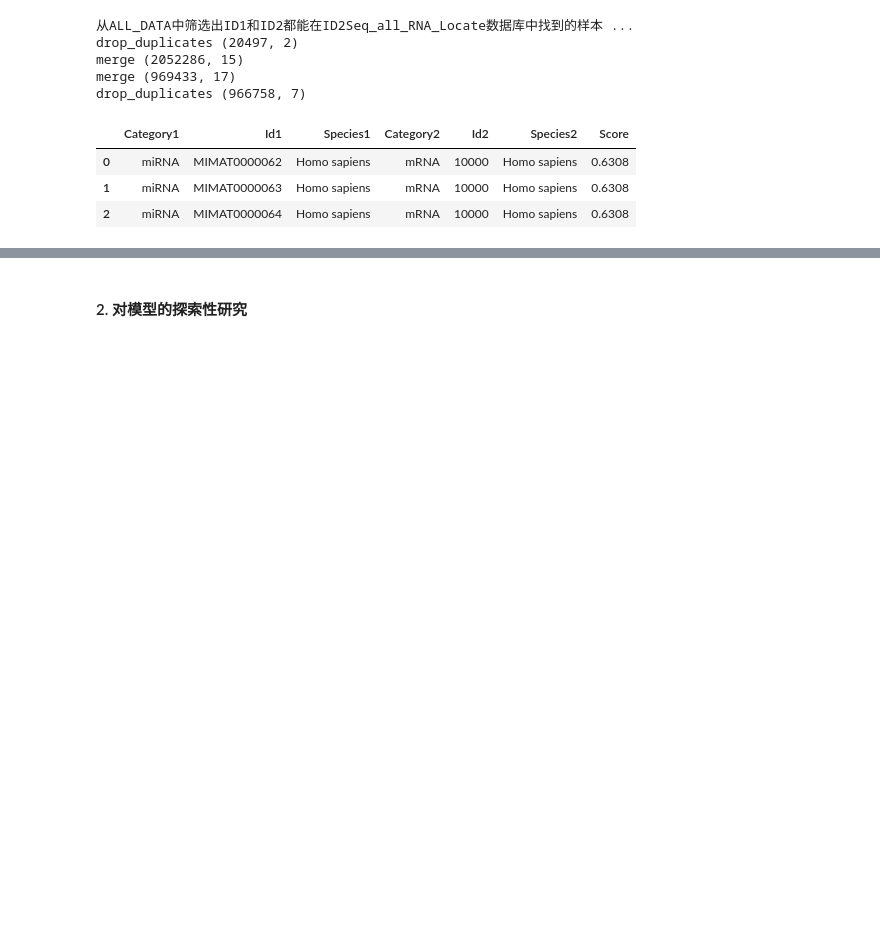
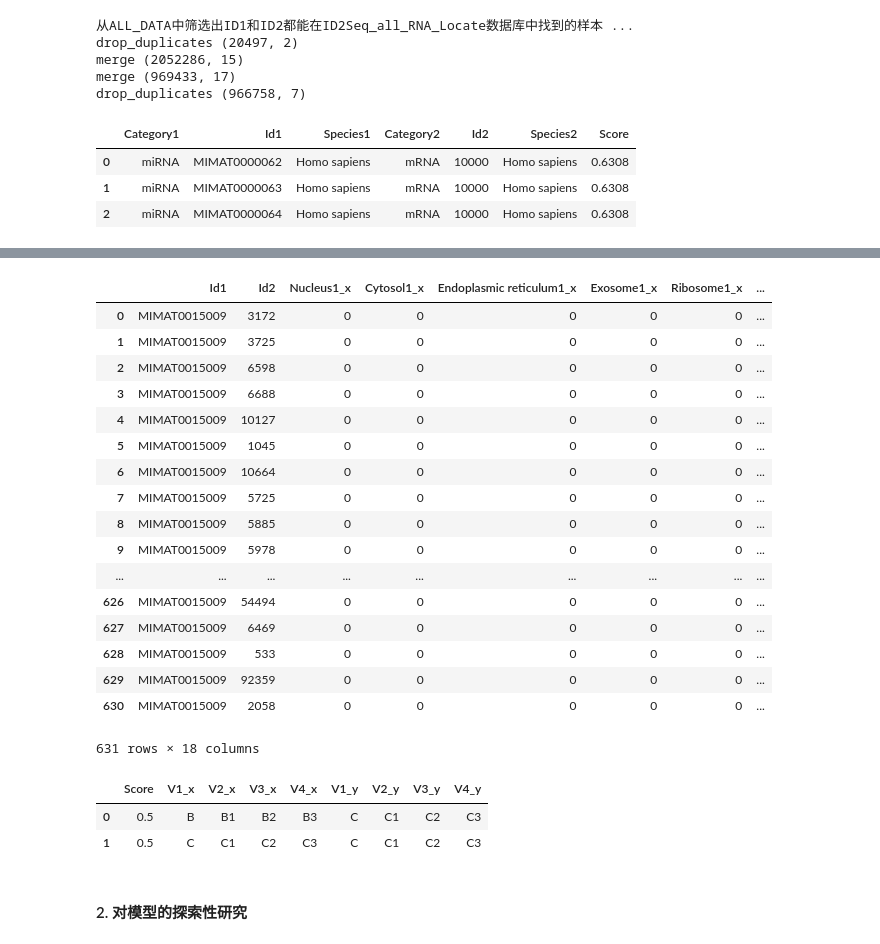
Before and after one commit to ShixiangWan/iPython-Laboratory, a Jupyter notebook: protein.ipynb, the cells around one changed output, grey strips where cells are left out. Cells and saved outputs as stored; diff of their text form; code cells hidden in the pictures; blank space fills up the shorter version.

```diff
--- a/protein.ipynb
+++ b/protein.ipynb
@@ -667,0 +709,24 @@ avg / total       0.76      0.23      0.21    524847
+# %%
+# improve samples of bad shot
+X_Test_Data_Stastic = X_Test_Data_by_ID1.copy()
+
+print time.ctime(), 'merge ID1 vs. improvedPred_sum: sum_id2_pred < sum_id1_pred ? replace.'
+for lab, lab1, lab2 in zip(label_list, correlation_x, correlation_p):
+    X_Test_Data_Stastic[lab+'_sum'] = X_Test_Data_Stastic[[lab1, lab2]].sum(axis=1)
+X_Test_Data_Stastic.replace([2], [0], inplace=True)
+X_Test_Data_Stastic['sum_id1_pred'] = X_Test_Data_Stastic[[lab+"_sum" for lab in label_list]].sum(axis=1)
+
+for lab, lab1, lab2 in zip(label_list, correlation_y, correlation_p):
+    X_Test_Data_Stastic[lab+'_sum'] = X_Test_Data_Stastic[[lab1, lab2]].sum(axis=1)
+X_Test_Data_Stastic.replace([2], [0], inplace=True)
+X_Test_Data_Stastic['sum_id2_pred'] = X_Test_Data_Stastic[[lab+"_sum" for lab in label_list]].sum(axis=1)
+
+mask = (X_Test_Data_Stastic['sum_id2_pred'] < X_Test_Data_Stastic['sum_id1_pred'])
+for lab_x, lab_y, lab_p in zip(correlation_x, correlation_y, correlation_p):
+    X_Test_Data_Stastic[lab_p][mask] = X_Test_Data_Stastic[lab_y][mask]
+improve_report(X_Test_Data_Stastic[correlation_x].values, X_Test_Data_Stastic[correlation_p].values)
+
+# draw(X_Test_Data_Stastic, 'sum_id_and_pred', 10, 0, False)
+
+# matplotlib.rcParams['figure.figsize'] = (20.0, 10.0)
+# draw(X_Test_Data_Stastic, 'Score', 10, 0, False)
@@ -667,0 +766,12 @@ avg / total       0.76      0.23      0.21    524847
+# %%
+X_Test_Data_Stastic = X_Test_Data_by_ID1.copy()
+Id_set = list(set(list(X_Test_Data_Stastic['Id1'])))
+for ID in Id_set:
+    for lab_x, lab_y, lab_p in zip(correlation_x, correlation_y, correlation_p):
+        mask = (X_Test_Data_Stastic['Id1'] == ID)
+        df_stastic = X_Test_Data_Stastic[mask]
+        y_true, y_corr, y_pred = df_stastic[lab_x].values, df_stastic[lab_y].values, df_stastic[lab_p].values
+        s_corr, s_pred = metrics.accuracy_score(y_true, y_corr), metrics.accuracy_score(y_true, y_pred)
+        if s_corr > s_pred:
+            X_Test_Data_Stastic[lab_p][mask] = X_Test_Data_Stastic[lab_y][mask]
+improve_report(X_Test_Data_Stastic[correlation_x].values, X_Test_Data_Stastic[correlation_p].values)
@@ -668,3 +796,35 @@ avg / total       0.76      0.23      0.21    524847
+# %%
+see_list = ['Id1', 'Id2']
+see_list.extend(correlation_x)
+see_list.extend(correlation_y)
+X_Test_Data_Stastic[X_Test_Data_Stastic['Official ID'] == 'MIMAT0015009'][see_list]
+# %% [output]
+|  | Id1 | Id2 | Nucleus1_x | Cytosol1_x | Endoplasmic reticulum1_x | Exosome1_x | Ribosome1_x | ... |
+| 0 | MIMAT0015009 | 3172 | 0 | 0 | 0 | 0 | 0 | ... |
+| 1 | MIMAT0015009 | 3725 | 0 | 0 | 0 | 0 | 0 | ... |
+| 2 | MIMAT0015009 | 6598 | 0 | 0 | 0 | 0 | 0 | ... |
+| 3 | MIMAT0015009 | 6688 | 0 | 0 | 0 | 0 | 0 | ... |
+| 4 | MIMAT0015009 | 10127 | 0 | 0 | 0 | 0 | 0 | ... |
+| 5 | MIMAT0015009 | 1045 | 0 | 0 | 0 | 0 | 0 | ... |
+| 6 | MIMAT0015009 | 10664 | 0 | 0 | 0 | 0 | 0 | ... |
+| 7 | MIMAT0015009 | 5725 | 0 | 0 | 0 | 0 | 0 | ... |
+| 8 | MIMAT0015009 | 5885 | 0 | 0 | 0 | 0 | 0 | ... |
+| 9 | MIMAT0015009 | 5978 | 0 | 0 | 0 | 0 | 0 | ... |
+| ... | ... | ... | ... | ... | ... | ... | ... | ... |
+| 626 | MIMAT0015009 | 54494 | 0 | 0 | 0 | 0 | 0 | ... |
+| 627 | MIMAT0015009 | 6469 | 0 | 0 | 0 | 0 | 0 | ... |
+| 628 | MIMAT0015009 | 533 | 0 | 0 | 0 | 0 | 0 | ... |
+| 629 | MIMAT0015009 | 92359 | 0 | 0 | 0 | 0 | 0 | ... |
+| 630 | MIMAT0015009 | 2058 | 0 | 0 | 0 | 0 | 0 | ... |
+631 rows × 18 columns
+# %%
+df_tset1 = pd.DataFrame([[0.2, 'A', 'A1', 'A2', 'A3'], [0.5, 'B', 'B1', 'B2', 'B3'], [0.5, 'C', 'C1', 'C2', 'C3']], columns=['Score', 'V1', 'V2', 'V3', 'V4'])
+df_tset2 = pd.DataFrame([[0.5, 'C', 'C1', 'C2', 'C3']], columns=['Score', 'V1', 'V2', 'V3', 'V4'])
+pd.merge(df_tset1, df_tset2, on='Score')
+# %% [output]
+|  | Score | V1_x | V2_x | V3_x | V4_x | V1_y | V2_y | V3_y | V4_y |
+| 0 | 0.5 | B | B1 | B2 | B3 | C | C1 | C2 | C3 |
+| 1 | 0.5 | C | C1 | C2 | C3 | C | C1 | C2 | C3 |
 # %% [markdown]
 #### 2. 对模型的探索性研究
 # %%
```
Also changed, not shown: parts of 11 cells of this notebook.
